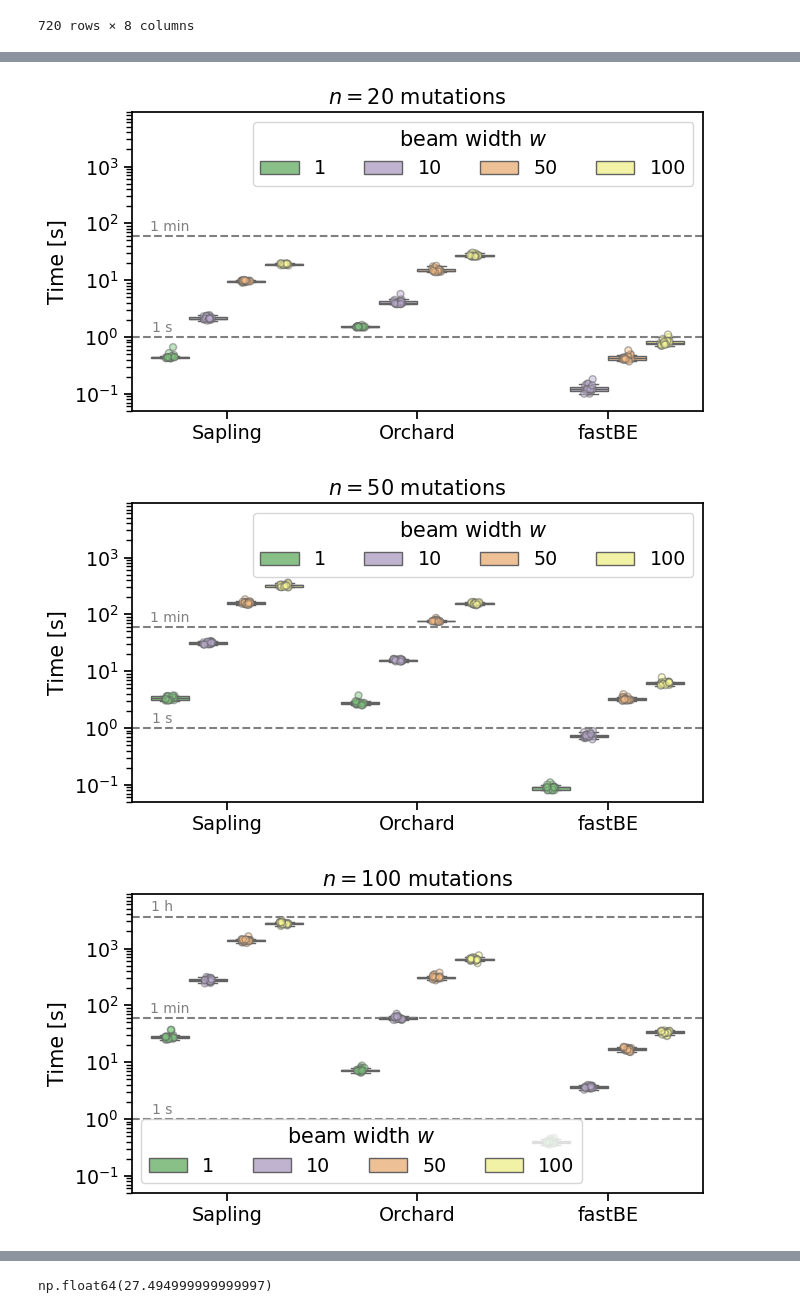
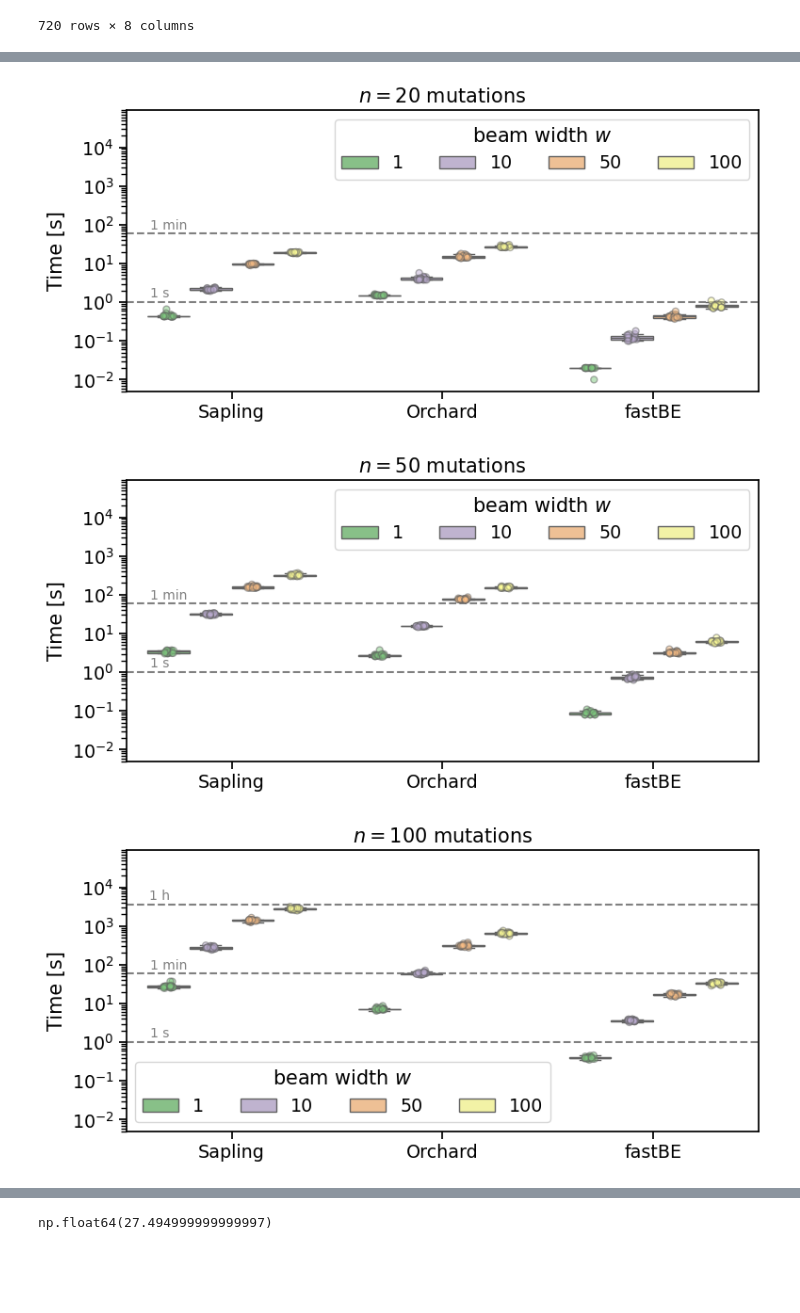
Before and after one commit to elkebir-group/Sapling-data, a Jupyter notebook: results/analysis_full_trees.ipynb, the cells around one changed output, grey strips where cells are left out. Saved outputs shown, nothing was run; the diff lists cells and outputs as text; code cells hidden in the pictures; blank space fills up the shorter version.

```diff
--- a/results/analysis_full_trees.ipynb
+++ b/results/analysis_full_trees.ipynb
@@ -463,7 +463,7 @@ for n in [20, 50, 100]:
     )
 
     if n == 20:
-        ax.set_ylim((None, 50))
+        ax.set_ylim((None, 90))
     elif n == 100:
         ax.set_ylim((None, 700))
 
@@ -480,35 +480,35 @@ for n in [20,50,100]:
     df_filtered = df_filtered.replace(
         {'method': {'sapling-small': 'Sapling', 'sapling-big' : 'Sapling (big)', 'orchard': 'Orchard', 'fastbe': 'fastBE'}}
     )
 
-    fig, ax = plt.subplots(figsize=(7, 4))
+    fig, ax = plt.subplots(figsize=(8, 4))
 
     sns.boxplot(data=df_filtered, ax=ax, x='method', y='time', hue='beam-width', showfliers=False, palette="Accent")
     sns.stripplot(data=df_filtered, ax=ax, x='method', y='time', hue='beam-width', palette="Accent",
                   dodge=True, alpha=.5, linewidth=1)
 
     # Add labels and title
     ax.set_xlabel('')
     ax.set_ylabel('Time [s]')
     ax.set_title('$n = %d$ mutations' % n)
     ax.set_yscale('log')
-    ax.set_ylim((5e-2, 9e3))
+    ax.set_ylim((5e-3, 9e4))
 
     handles, labels = ax.get_legend_handles_labels()
     plt.legend(handles[:len(labels)//2], labels[:len(labels)//2], title='beam width $w$', ncols=4)
     plt.axhline(y=1, color='gray', linestyle='--')
     plt.text(x=-.34, y=1.1, s='1 s', color='gray', ha='center', va='bottom',fontsize='10')
     plt.axhline(y=60, color='gray', linestyle='--')
     plt.text(x=-.3, y=65.1, s='1 min', color='gray', ha='center', va='bottom',fontsize='10')
 
     if n==100:
         plt.axhline(y=3600, color='gray', linestyle='--')
         plt.text(x=-0.34, y=4000, s='1 h', color='gray', ha='center', va='bottom',fontsize='10')
 
     # Show the plot
     plt.tight_layout()  # Adjust layout to prevent overlap
     plt.savefig("time_full_trees_n%d.pdf" % n)
 # %% [output]
-[figure, old version]
+[figure, new version]
-[figure, old version]
+[figure, new version]
-[figure, old version]
+[figure, new version]
```
Also changed, not shown: parts of 10 cells of this notebook.
